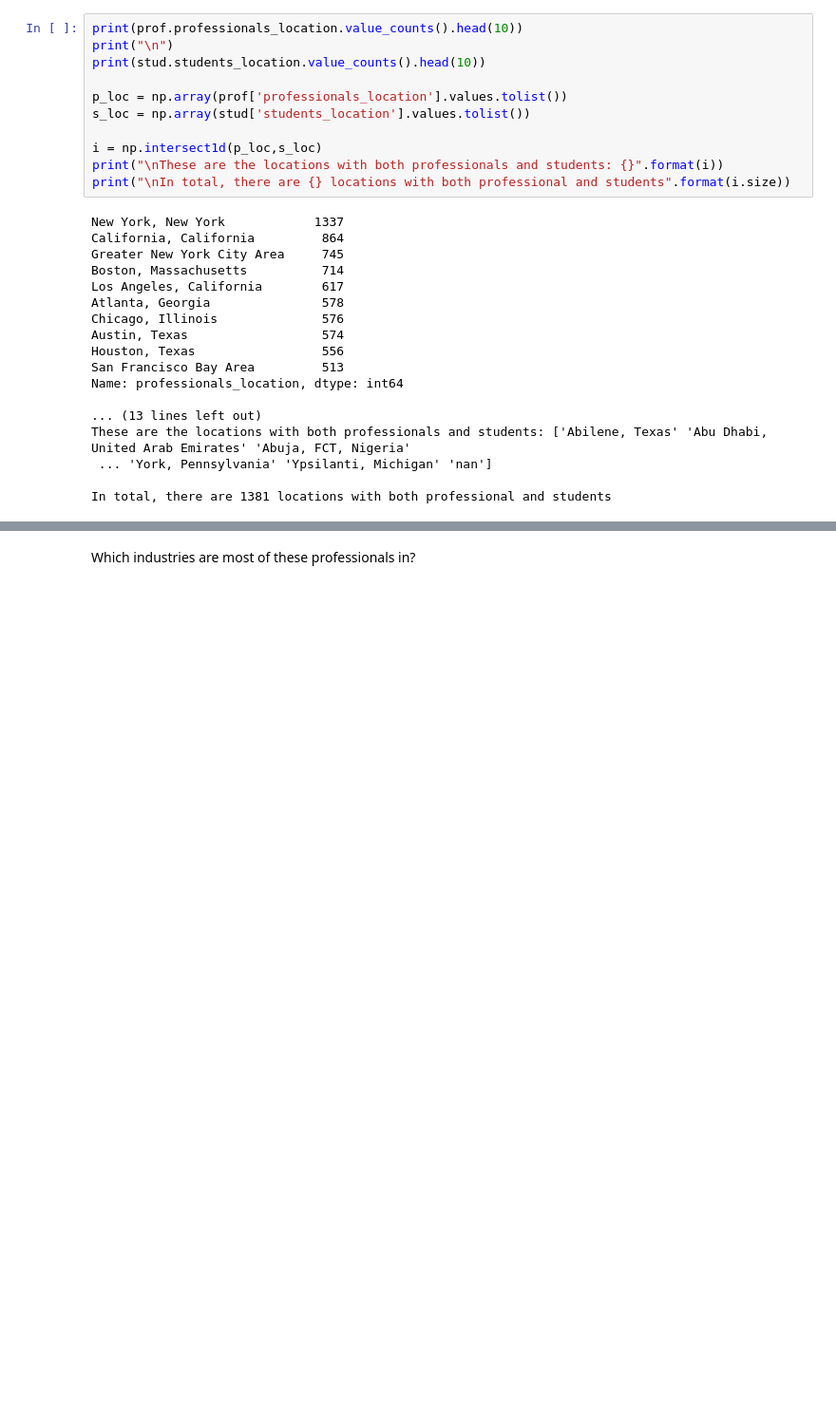
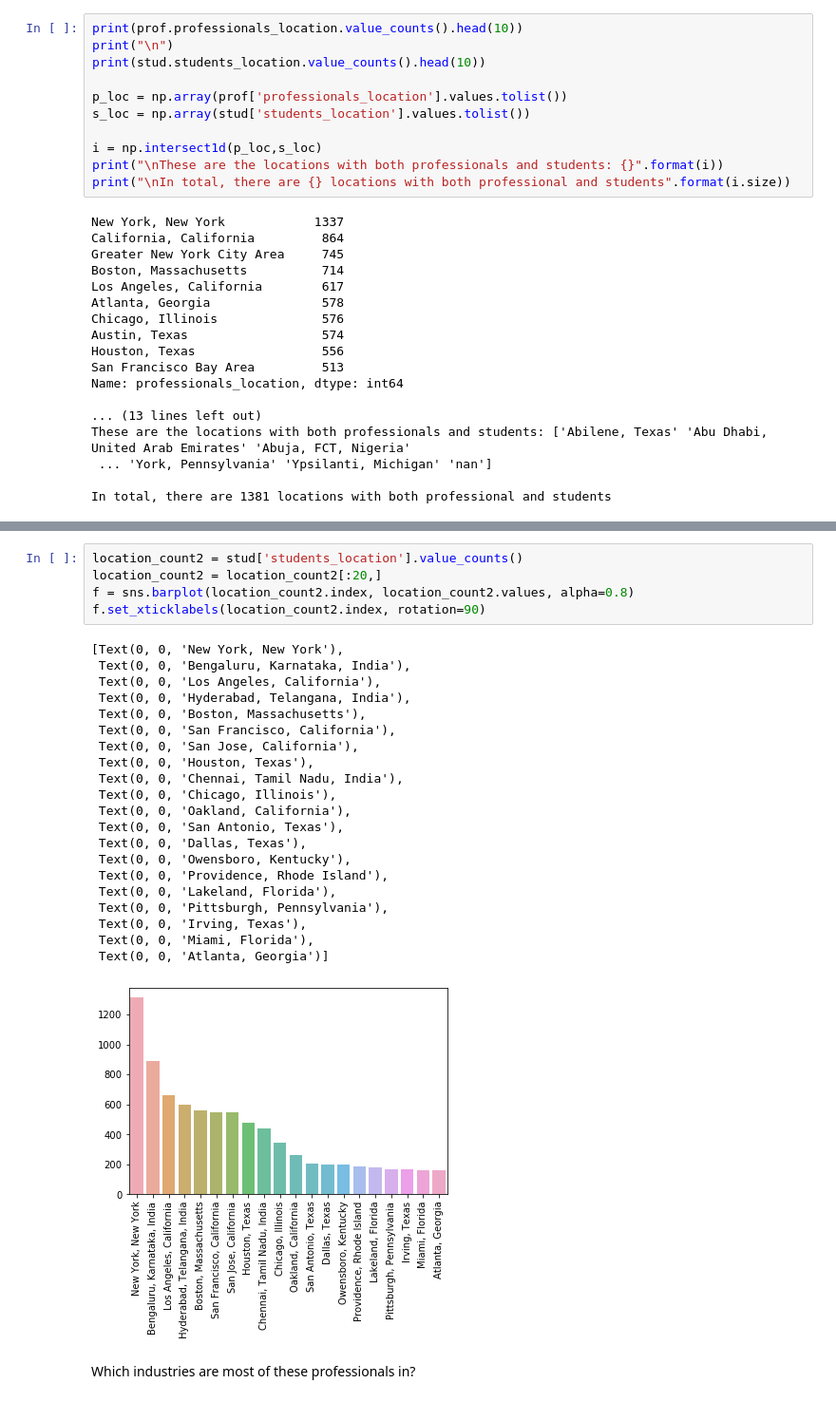
Before and after one commit to alisonn/gdso_2019, a Jupyter notebook: exploratory_data_analysis.ipynb, the cells around one changed output, grey strips where cells are left out. Shown at 95% size. Cells and saved outputs as stored; diff of their text form; blank space fills up the shorter version.

```diff
--- a/exploratory_data_analysis.ipynb
+++ b/exploratory_data_analysis.ipynb
@@ -49,3 +77,30 @@ In total, there are 1381 locations with both professional and students
+# %%
+location_count2 = stud['students_location'].value_counts()
+location_count2 = location_count2[:20,]
+f = sns.barplot(location_count2.index, location_count2.values, alpha=0.8)
+f.set_xticklabels(location_count2.index, rotation=90)
+# %% [output]
+[Text(0, 0, 'New York, New York'),
+ Text(0, 0, 'Bengaluru, Karnataka, India'),
+ Text(0, 0, 'Los Angeles, California'),
+ Text(0, 0, 'Hyderabad, Telangana, India'),
+ Text(0, 0, 'Boston, Massachusetts'),
+ Text(0, 0, 'San Francisco, California'),
+ Text(0, 0, 'San Jose, California'),
+ Text(0, 0, 'Houston, Texas'),
+ Text(0, 0, 'Chennai, Tamil Nadu, India'),
+ Text(0, 0, 'Chicago, Illinois'),
+ Text(0, 0, 'Oakland, California'),
+ Text(0, 0, 'San Antonio, Texas'),
+ Text(0, 0, 'Dallas, Texas'),
+ Text(0, 0, 'Owensboro, Kentucky'),
+ Text(0, 0, 'Providence, Rhode Island'),
+ Text(0, 0, 'Lakeland, Florida'),
+ Text(0, 0, 'Pittsburgh, Pennsylvania'),
+ Text(0, 0, 'Irving, Texas'),
+ Text(0, 0, 'Miami, Florida'),
+ Text(0, 0, 'Atlanta, Georgia')]
+[figure, added]
 # %% [markdown]
 Which industries are most of these professionals in?
 # %%
```
Also changed, not shown: parts of 3 cells of this notebook.
